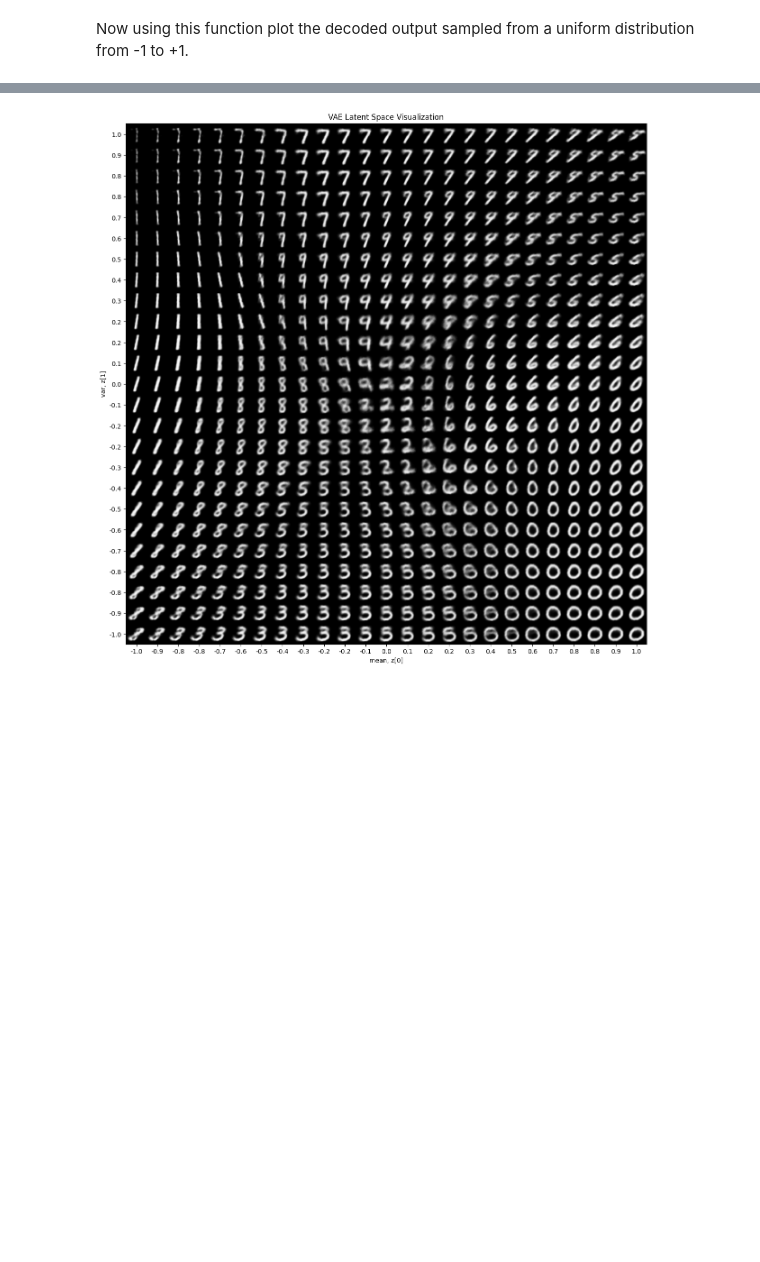
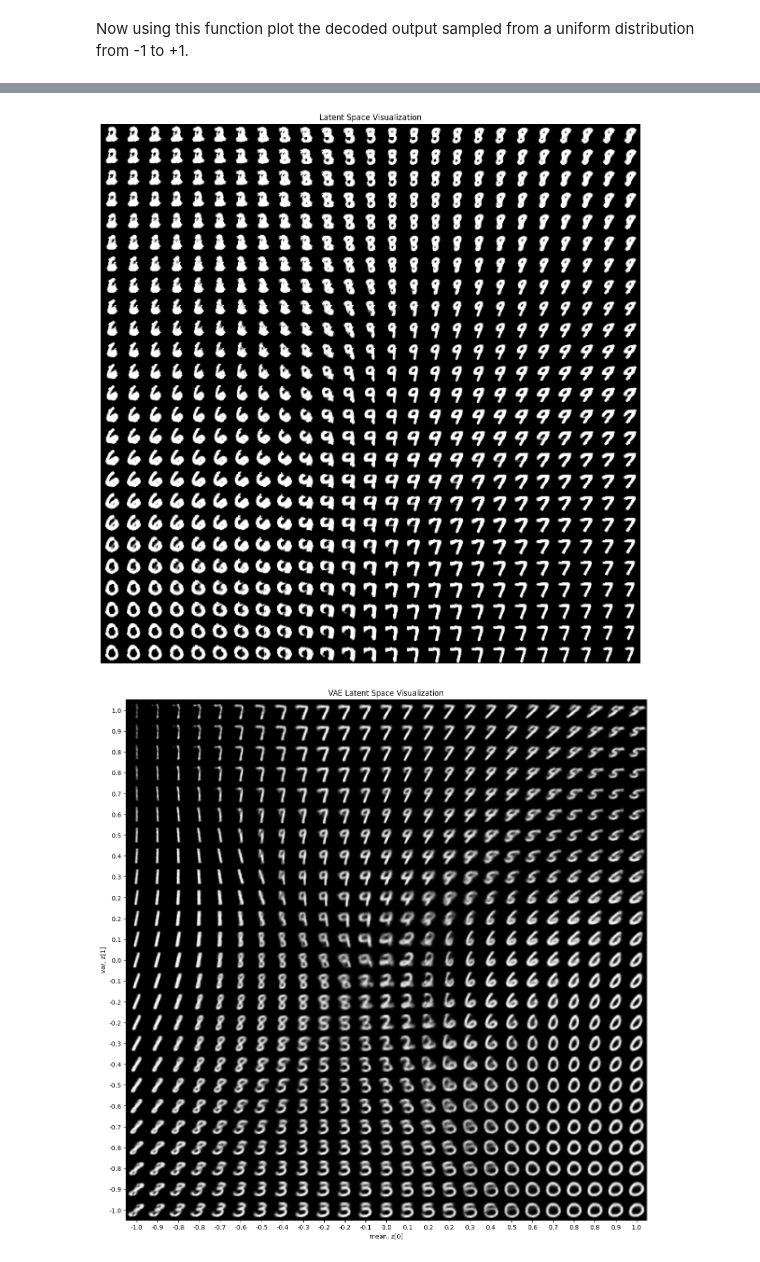
Before and after one commit to MohammadParsaTheFirst/Deep-generative-models-course, a Jupyter notebook: CHW2/DGM_HW2_Practical.ipynb, the cells around one changed output, grey strips where cells are left out. Saved outputs shown, nothing was run; the diff lists cells and outputs as text; code cells hidden in the pictures; blank space fills up the shorter version.

```diff
--- a/CHW2/DGM_HW2_Practical.ipynb
+++ b/CHW2/DGM_HW2_Practical.ipynb
@@ -274,3 +544,37 @@ def plot_latent_space(model, scale=1.0, n=25, digit_size=28, figsize=15):
+# %%
+import numpy as np
+import matplotlib.pyplot as plt
+
+def plot_latent_space(model, scale=1.0, n=25, digit_size=28, figsize=15):
+    # Create a figure to display the grid
+    figure = np.zeros((digit_size * n, digit_size * n))
+
+    # Generate a grid of points in the latent space
+    grid_x = np.linspace(-scale, scale, n)
+    grid_y = np.linspace(-scale, scale, n)
+
+    model.eval()  # Set model to evaluation mode
+
+    with torch.no_grad():
+        for i, yi in enumerate(grid_y):
+            for j, xi in enumerate(grid_x):
+                z_sample = torch.tensor([[xi, yi]], dtype=torch.float32).to(next(model.parameters()).device)
+                x_decoded = model.decode(z_sample).cpu().numpy()
+                digit = x_decoded[0].reshape(digit_size, digit_size)
+                figure[i * digit_size: (i + 1) * digit_size,
+                       j * digit_size: (j + 1) * digit_size] = digit
+
+    # Plot the figure
+    plt.figure(figsize=(figsize, figsize))
+    plt.imshow(figure, cmap='gray')
+    plt.title('Latent Space Visualization')
+    plt.axis('off')
+    plt.show()
+
+# Example usage
+plot_latent_space(model, scale=1.0, n=25, digit_size=28, figsize=15)
+# %% [output]
+[figure, added]
 # %%
 plot_latent_space(model)
 # %% [output]
```
Also changed, not shown: parts of 21 cells of this notebook.
